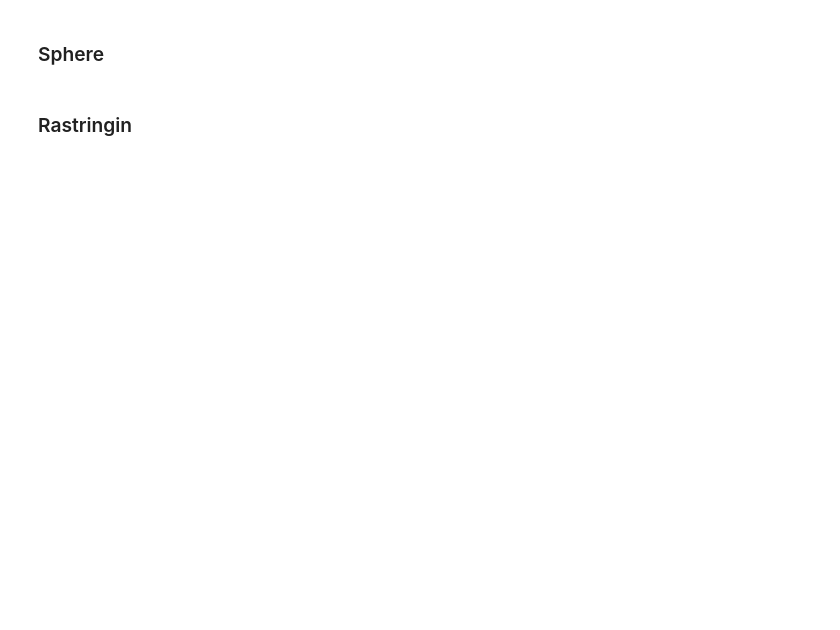
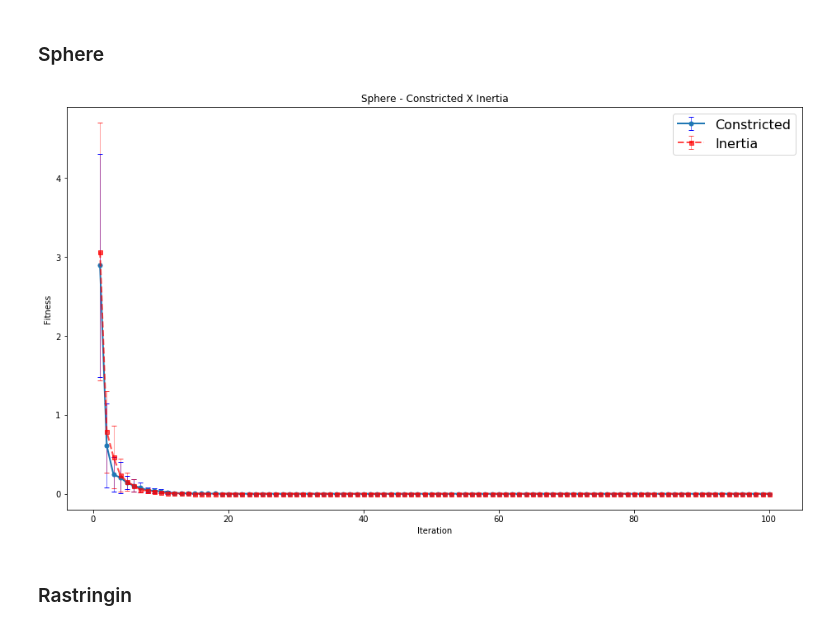
Before and after one commit to anthonyjatoba/bioinspired-optimization, a Jupyter notebook: PSO.ipynb, the cells around one changed output. Saved outputs shown, nothing was run; the diff lists cells and outputs as text; code cells hidden in the pictures; blank space fills up the shorter version.

```diff
--- a/PSO.ipynb
+++ b/PSO.ipynb
@@ -395,7 +429,13 @@ plt.show()
 # %%
-num_iter=100
-num_exec=30
+num_iter = 100
+num_exec = 30
 x = np.arange(1, num_iter+1, 1) # iteration number array
+
+# plot settings
+ms = 5
+lw = 2
+capsize = 3
+elw = 0.5
 # %% [markdown]
 ### Sphere
 # %%
@@ -411,14 +451,14 @@ sphere_iter_std_k = []
 sphere_iter_std_w = []
 
 # executing constricted velocity algorithm 30 times
-pso_k = PSO(sphere, bounds, num_particles=50, maxiter=num_iter,constriction=1)
+pso_k = PSO(sphere, bounds, num_particles=50, maxiter=num_iter, constriction=True)
 
 for i in range(num_exec):
     _, execution_best_fitnesses_k = pso_k.run()
     sphere_best_fitnesses_k.append(execution_best_fitnesses_k)
 
 # executing inertia topology algorithm 30 times
-pso_w = PSO(sphere, bounds, num_particles=50, maxiter=num_iter, constriction=0)
+pso_w = PSO(sphere, bounds, num_particles=50, maxiter=num_iter, constriction=False)
 
 for i in range(num_exec):
     _, execution_best_fitnesses_w = pso_w.run()
@@ -438,16 +478,26 @@ for i in range(len(sphere_iter_results_w)):
     sphere_iter_mean_w.append(np.mean(sphere_iter_results_w[i]))
     sphere_iter_std_w.append(np.std(sphere_iter_results_w[i]))
 # %%
-plt.figure(figsize=(20, 15))
-plt.ylim(-0.5, 5)
-plt.errorbar(x, np.array(sphere_iter_mean_k), np.array(sphere_iter_std_k), ms=7, lw=2.5, marker="o", capsize=4, ecolor="black", elinewidth=0.7,label='Constricted')
-plt.errorbar(x, np.array(sphere_iter_mean_w), np.array(sphere_iter_std_w), ms=7, lw=2.5,ls='--', marker="s", capsize=4, color="r",ecolor="r", elinewidth=0.7,label='Inertia')
+upper_limit = max(sphere_iter_mean_k + sphere_iter_mean_w) + max(sphere_iter_std_w + sphere_iter_std_k) + 0.2
+
+plt.figure(figsize=(16, 9))
+plt.ylim(-0.2, upper_limit)
+
+plt.errorbar(x, np.array(sphere_iter_mean_k), np.array(sphere_iter_std_k),
+             ms=ms, lw=lw, marker="o", capsize=capsize, ecolor="blue", elinewidth=elw, label='Constricted')
+
+plt.errorbar(x, np.array(sphere_iter_mean_w), np.array(sphere_iter_std_w),
+             ms=ms, lw=lw, ls='--', marker="s", capsize=capsize, color="r", ecolor="r", elinewidth=elw,
+             label='Inertia', alpha=0.7)
+
 plt.title('Sphere - Constricted X Inertia')
 plt.ylabel("Fitness")
 plt.xlabel("Iteration")
-plt.legend(loc='upper right',prop={'size': 20})
+plt.legend(loc='upper right',prop={'size': 16})
 
 plt.show()
+# %% [output]
+[figure, added]
 # %% [markdown]
 ### Rastringin
 # %%
```
Also changed, not shown: parts of 18 cells of this notebook, 1 other file.
